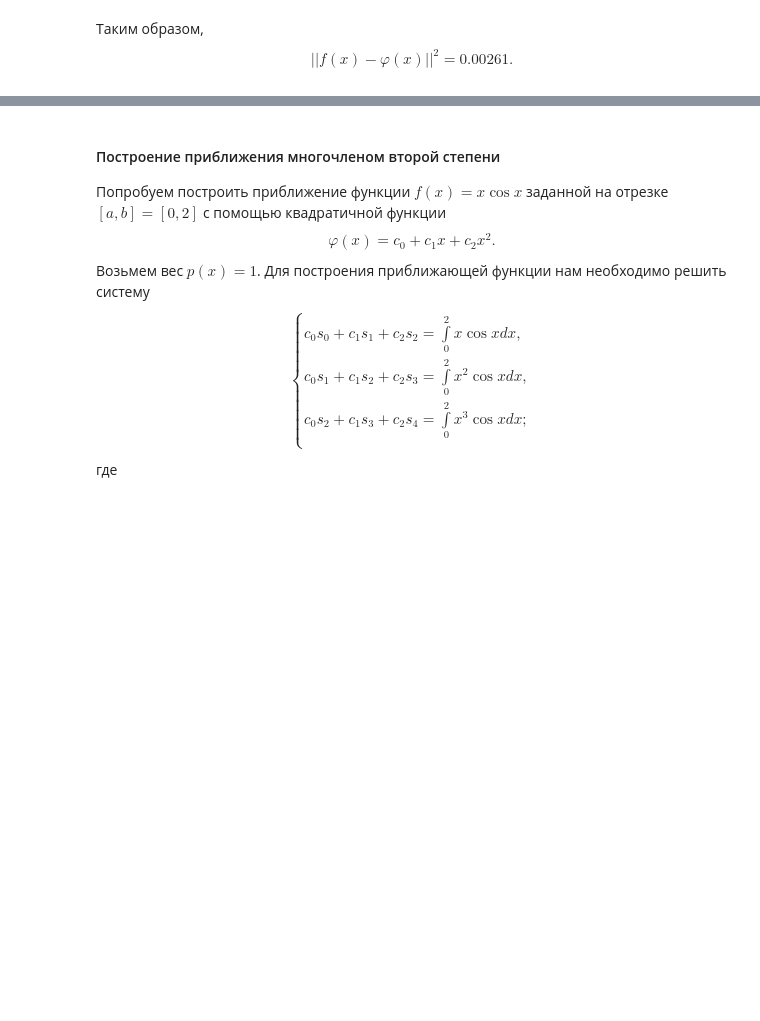
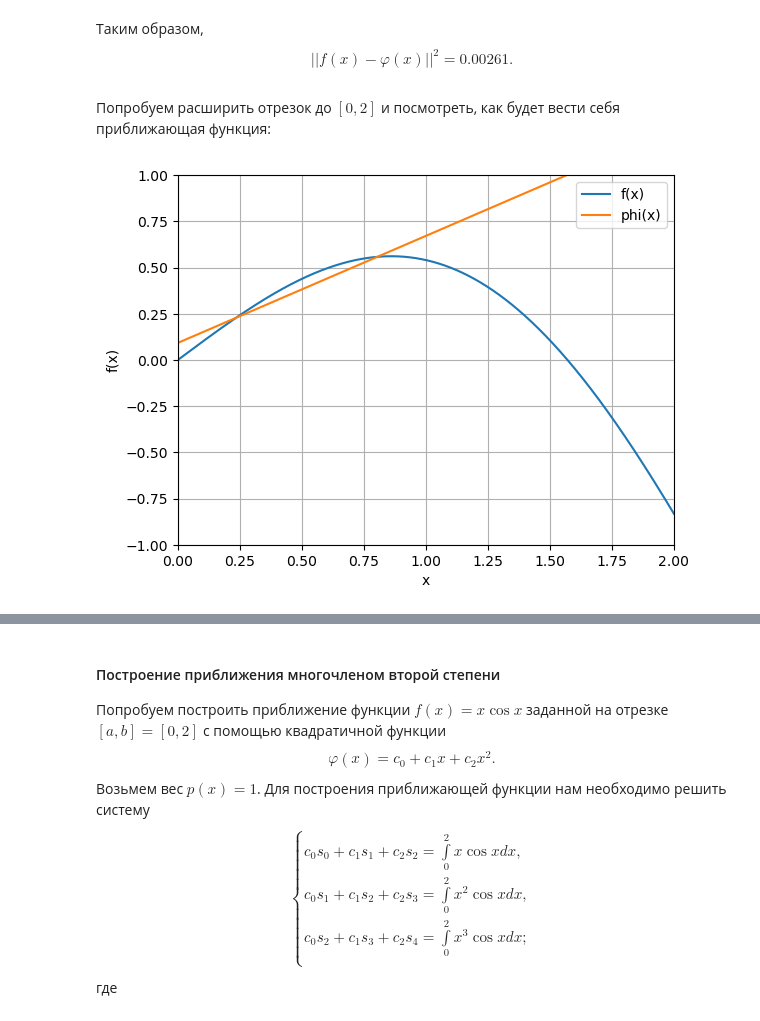
Before and after one commit to bzzdwn/BSU, a Jupyter notebook: Computational Methods/Лабораторные/2. Наилучшее среднеквадратичное приближение/function approximation.ipynb, the cells around one changed output, grey strips where cells are left out. Saved outputs shown, nothing was run; the diff lists cells and outputs as text; code cells hidden in the pictures; blank space fills up the shorter version.

```diff
--- a/Computational Methods/Лабораторные/2. Наилучшее среднеквадратичное приближение/function approximation.ipynb
+++ b/Computational Methods/Лабораторные/2. Наилучшее среднеквадратичное приближение/function approximation.ipynb
@@ -143,3 +144,20 @@ integrate.quad(lambda x: (f(x) - phi(x, coefficients))**2, 0, 1)
 (0.0026080356185100182, 2.8955011927123335e-17)
 # %% [markdown]
 Таким образом, $$||f(x) - \varphi(x)||^2 = 0.00261.$$
+# %% [markdown]
+Попробуем расширить отрезок до $[0,2]$ и посмотреть, как будет вести себя приближающая функция:
+# %%
+x = np.linspace(0, 2, 10000)
+
+fig, ax = plt.subplots()
+ax.plot(x, f(x), label='f(x)')
+ax.plot(x, phi(x, coefficients), label='phi(x)')
+ax.set_xlim(0, 2)
+ax.set_ylim(-1, 1)
+ax.set_xlabel('x')
+ax.set_ylabel('f(x)')
+plt.legend()
+plt.grid()
+plt.show()
+# %% [output]
+[figure, added]
```
Also changed, not shown: parts of 72 cells of this notebook, 4 other files.
